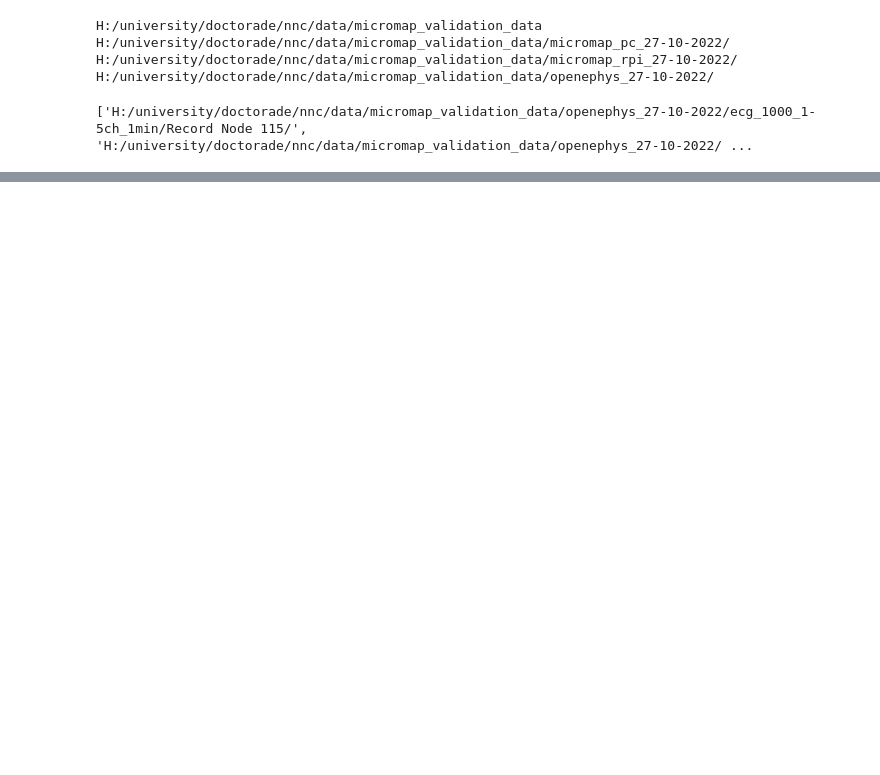
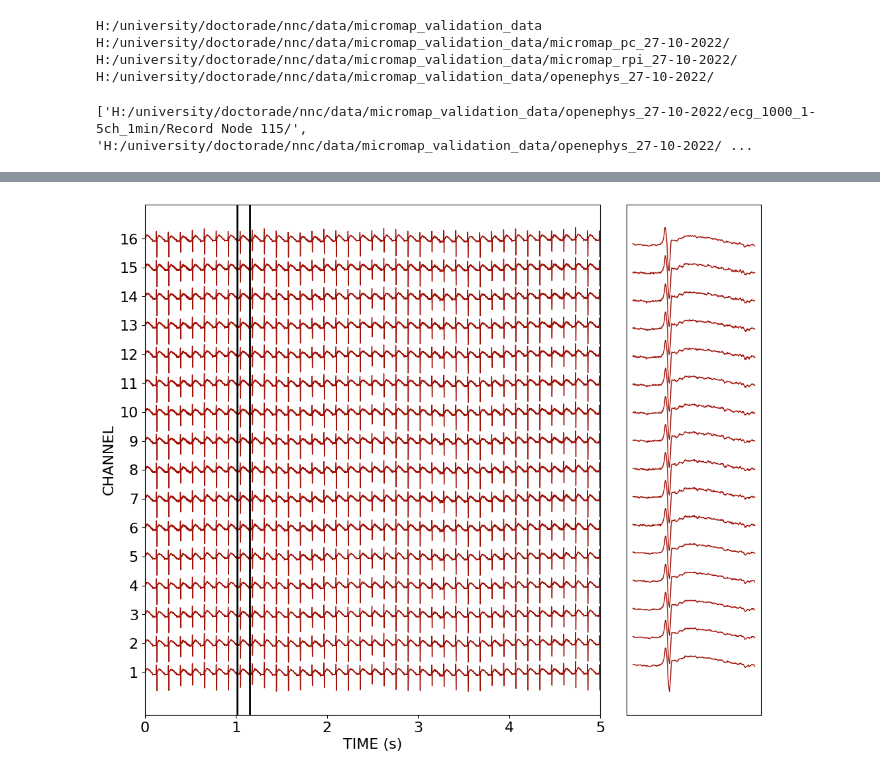
Before and after one commit to nnc-ufmg/micromap, a Jupyter notebook: src/micromap/validation/analysis_code/validation_analyisis.ipynb, the cells around one changed output, grey strips where cells are left out. Drawn from its saved outputs; the diff is of its cells as text; code cells hidden in the pictures; blank space fills up the shorter version.

```diff
--- a/src/micromap/validation/analysis_code/validation_analyisis.ipynb
+++ b/src/micromap/validation/analysis_code/validation_analyisis.ipynb
@@ -361,2 +367,46 @@ The lag is -5247 samples
+# %%
+obj = validation[1]['nnc']
+data = obj.data
+rate = obj.rate
+
+num_channels = data.shape[0]
+time = numpy.arange(data.shape[1])                                                                                 # Creates a vector with the number of samples lenght
+time = time /rate                                                                                                   # Converts the samples to seconds
+
+fig = plt.figure(figsize=(12, 10))                                                                                 # Creates a figure with the size of 10x5 inches
+ax_0 = fig.add_subplot(1, 4, (1,3))                                                                                  # Creates a 1x3 matrix of subplots
+ax_1 = fig.add_subplot(1, 4, 4)                                                                                  # Creates a 1x1 matrix of subplots
+
+lim_0 = 2020
+lim_1 = 2300
+
+for ch in range(num_channels):                                                                                             # Loop through all the rows of the matrix
+    ax_0.plot(time, data[ch]*0.001 + ch + 1, color = (160/255, 17/255, 8/255, 1), linewidth = 1)
+    ax_1.plot(time[lim_0:lim_1], data[ch, lim_0:lim_1]*0.002 + ch + 1, color = (160/255, 17/255, 8/255, 1), linewidth = 1)
+
+
+ax_0.axvline(x = lim_0/rate, color = 'black', linestyle = '-', linewidth = 2)
+ax_0.axvline(x = lim_1/rate, color = 'black', linestyle = '-', linewidth = 2)
+ax_0.set_xlabel('TIME (s)', fontsize = 16)
+ax_0.set_ylabel('CHANNEL', fontsize = 16)
+ax_0.set_yticks(range(1, num_channels + 1))
+ax_0.set_yticklabels(range(1, num_channels + 1))
+ax_0.set_xlim(0, time[10000])
+
+ax_1.set_xticklabels([])
+ax_1.set_yticklabels([])
+ax_1.set_xticks([])
+ax_1.set_yticks([])
+
+# set tick labels font
+for label in (ax_0.get_xticklabels() + ax_0.get_yticklabels()):
+    label.set_fontsize(16)
+
+# plt.savefig(figures_folder + '/raw_' + experiment_name.lower().replace(' ', '_') + '_all.png')
+# plt.savefig(figures_folder + '/raw_' + experiment_name.lower().replace(' ', '_') + '_all.svg')
+
+plt.show()
+# %% [output]
+[figure, added]
 # %%
 print(signal_correlation)
```
Also changed, not shown: parts of 5 cells of this notebook, 3 other files.
